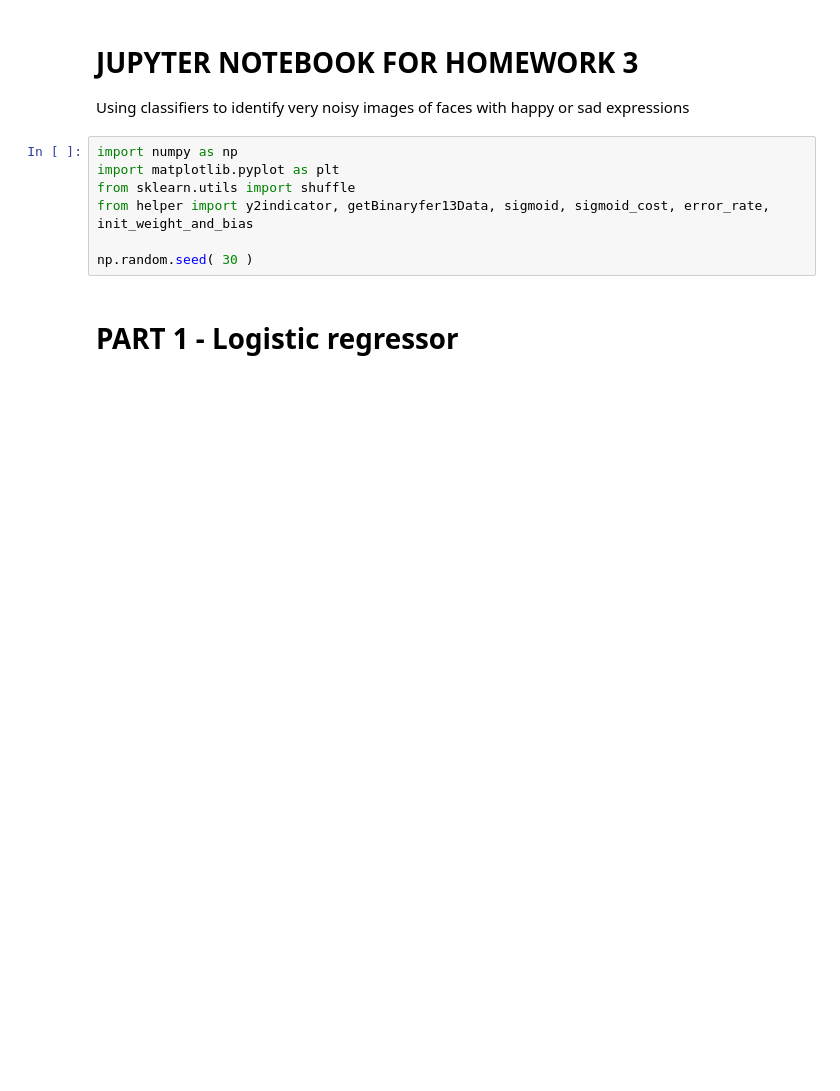
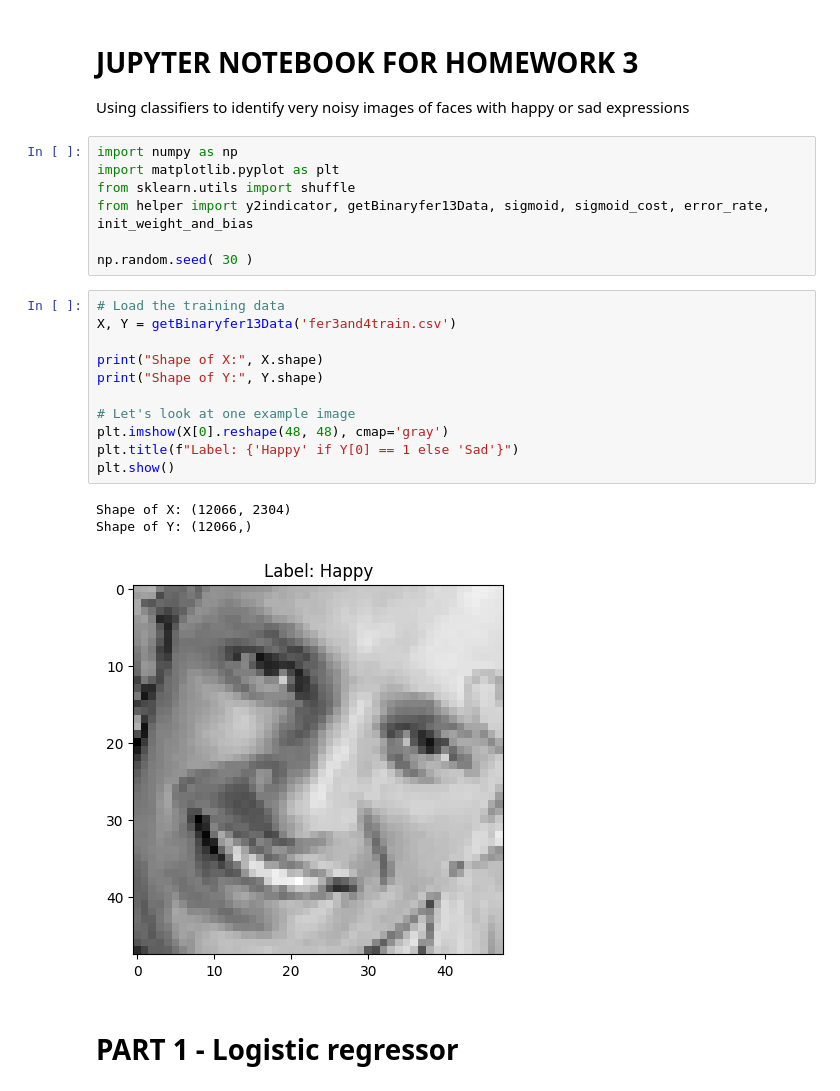
Before and after one commit to aryaa-deshpande/Pattern-Recognition-LRnNN, a Jupyter notebook: Homework2.ipynb, the cells around one changed output. Drawn from its saved outputs; the diff is of its cells as text; blank space fills up the shorter version.

```diff
--- a/Homework2.ipynb
+++ b/Homework2.ipynb
@@ -8,6 +8,21 @@ from sklearn.utils import shuffle
 from helper import y2indicator, getBinaryfer13Data, sigmoid, sigmoid_cost, error_rate, init_weight_and_bias
 
 np.random.seed( 30 )
+# %%
+# Load the training data
+X, Y = getBinaryfer13Data('fer3and4train.csv')
+
+print("Shape of X:", X.shape)
+print("Shape of Y:", Y.shape)
+
+# Let's look at one example image
+plt.imshow(X[0].reshape(48, 48), cmap='gray')
+plt.title(f"Label: {'Happy' if Y[0] == 1 else 'Sad'}")
+plt.show()
+# %% [output]
+Shape of X: (12066, 2304)
+Shape of Y: (12066,)
+[figure, added]
 # %% [markdown]
 # PART 1 - Logistic regressor
 # %%
```
Also changed, not shown: parts of 2 cells of this notebook.
